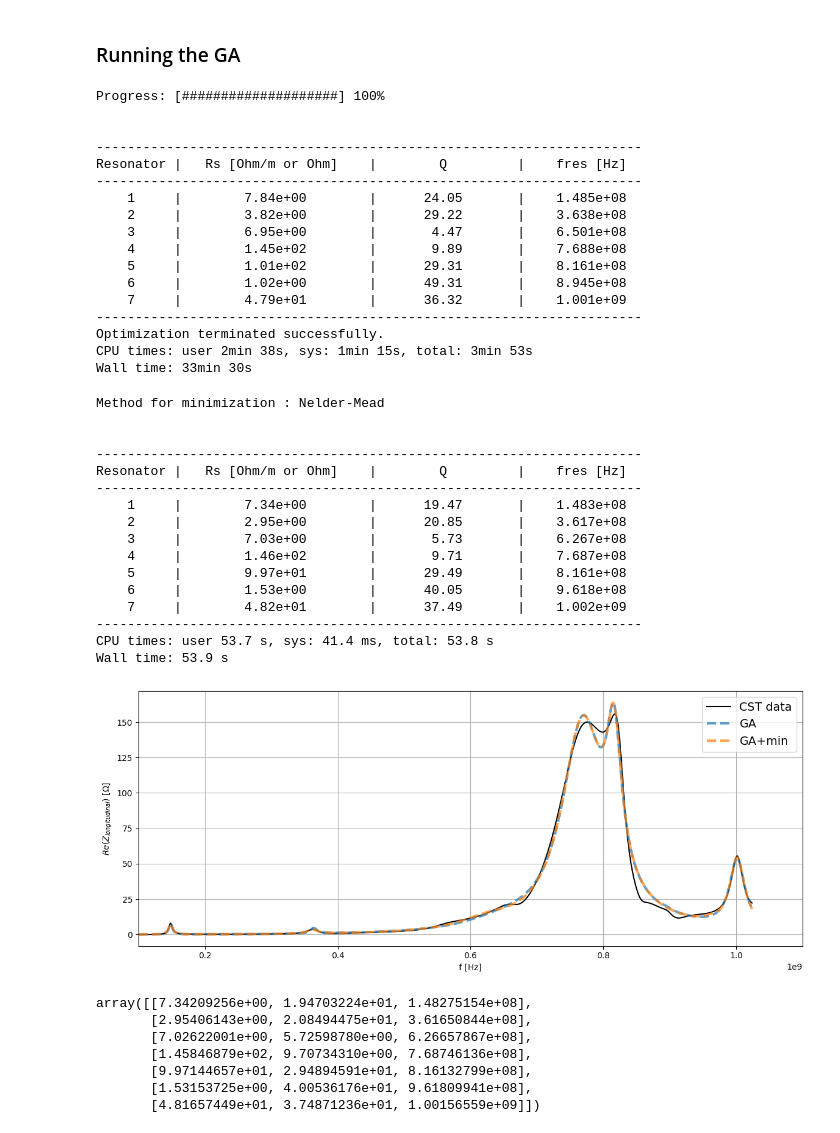
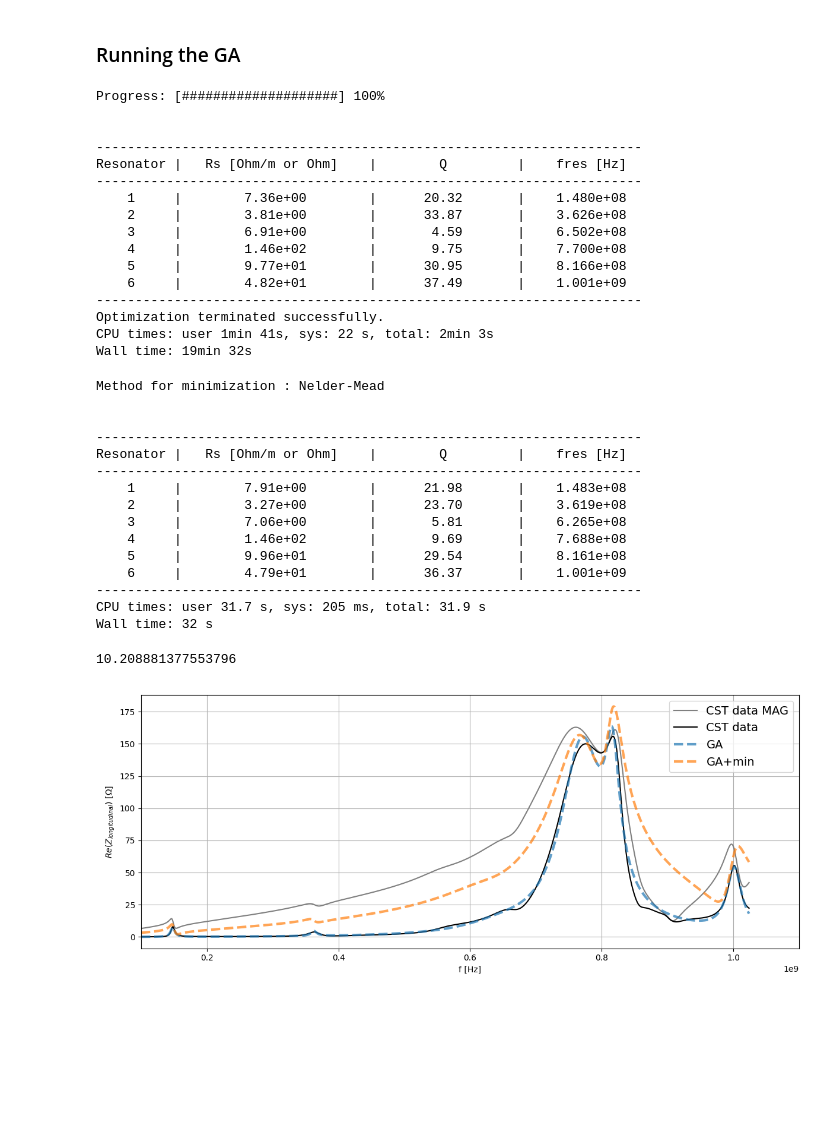
Before and after one commit to MaltheRaschke/GARFIELD, a Jupyter notebook: examples/Coupler_fitting_resonators.ipynb, the cells around one changed output. Cells and saved outputs as stored; diff of their text form; code cells hidden in the pictures; blank space fills up the shorter version.

```diff
--- a/examples/Coupler_fitting_resonators.ipynb
+++ b/examples/Coupler_fitting_resonators.ipynb
@@ -25,7 +25,7 @@ freq_data = data_impedance[:,0]*1e9
 
 # Impedance
 
-imp_data = np.abs(data_impedance[:,1] + 1j*data_impedance[:,2])
+imp_data = np.abs(data_impedance[:,1])# + 1j*data_impedance[:,2])
 # %%
 plt.figure()
 
@@ -49,11 +49,11 @@ array([14270, 34837, 74283, 80103, 97393])
 # %%
 #Number of resonators
-Nres = 7 # can be changed to see what happens
+Nres = 6 # can be changed to see what happens
 
 #wake_length = 100 # simulated wake length in [m], can be 10,200, 1000, 2000, 4000
 frequency_data = freq_data #frequencies in Hz
-impedance_data = np.array(data_impedance[:,1] + \
-                          1j*data_impedance[:,2])
+impedance_data = np.array(data_impedance[:,1])# + \
+                          #1j*data_impedance[:,2])
 
 time_data = np.zeros(1)
 wake_data = np.zeros(1)
@@ -65,10 +65,9 @@ n_Resonator_longitudinal_imp = partial(n_Resonator_longitudinal_imp)
 parameterBounds = [(1, 200), (1,50), (0.145e9, 0.152e9),
                     (1, 200), (1,50), (0.355e9, 0.375e9),
                     (1, 200), (1,50), (0.65e9, 0.67e9),
-                    (10, 200), (5,50), (0.765e9, 0.777e9),
-                    (10, 200), (5,50), (0.816e9, 0.8175e9),
-                    (1, 200), (1,50), (0.86e9, 0.9e9),
-                    (10, 200), (5,50), (0.99, 1.01e9)]
+                    (10, 200), (1,50), (0.77e9, 0.78e9),
+                    (10, 200), (1,50), (0.81e9, 0.82e9),
+                    (10, 200), (1,50), (0.99, 1.01e9)]
  # Bounds: [(Rs_min, Rs_max), (Q_min, Q_max), (fres_min, fres_max)].
 # %% [markdown]
 ### Running the GA
@@ -98,17 +97,16 @@ Progress: [####################] 100%
 ----------------------------------------------------------------------
 Resonator |   Rs [Ohm/m or Ohm]    |        Q         |    fres [Hz]
 ----------------------------------------------------------------------
-    1     |        7.84e+00        |      24.05       |    1.485e+08
-    2     |        3.82e+00        |      29.22       |    3.638e+08
-    3     |        6.95e+00        |       4.47       |    6.501e+08
-    4     |        1.45e+02        |       9.89       |    7.688e+08
-    5     |        1.01e+02        |      29.31       |    8.161e+08
-    6     |        1.02e+00        |      49.31       |    8.945e+08
-    7     |        4.79e+01        |      36.32       |    1.001e+09
+    1     |        7.36e+00        |      20.32       |    1.480e+08
+    2     |        3.81e+00        |      33.87       |    3.626e+08
+    3     |        6.91e+00        |       4.59       |    6.502e+08
+    4     |        1.46e+02        |       9.75       |    7.700e+08
+    5     |        9.77e+01        |      30.95       |    8.166e+08
+    6     |        4.82e+01        |      37.49       |    1.001e+09
 ----------------------------------------------------------------------
 Optimization terminated successfully.
-CPU times: user 2min 38s, sys: 1min 15s, total: 3min 53s
-Wall time: 33min 30s
+CPU times: user 1min 41s, sys: 22 s, total: 2min 3s
+Wall time: 19min 32s
 # %%
 %%time
 GA_model_scipy_1.run_minimizationAlgorithm(margin=0.5)
@@ -119,49 +117,42 @@ Method for minimization : Nelder-Mead
 ----------------------------------------------------------------------
 Resonator |   Rs [Ohm/m or Ohm]    |        Q         |    fres [Hz]
 ----------------------------------------------------------------------
-    1     |        7.34e+00        |      19.47       |    1.483e+08
-    2     |        2.95e+00        |      20.85       |    3.617e+08
-    3     |        7.03e+00        |       5.73       |    6.267e+08
-    4     |        1.46e+02        |       9.71       |    7.687e+08
-    5     |        9.97e+01        |      29.49       |    8.161e+08
-    6     |        1.53e+00        |      40.05       |    9.618e+08
-    7     |        4.82e+01        |      37.49       |    1.002e+09
+    1     |        7.91e+00        |      21.98       |    1.483e+08
+    2     |        3.27e+00        |      23.70       |    3.619e+08
+    3     |        7.06e+00        |       5.81       |    6.265e+08
+    4     |        1.46e+02        |       9.69       |    7.688e+08
+    5     |        9.96e+01        |      29.54       |    8.161e+08
+    6     |        4.79e+01        |      36.37       |    1.001e+09
 ----------------------------------------------------------------------
-CPU times: user 53.7 s, sys: 41.4 ms, total: 53.8 s
-Wall time: 53.9 s
+CPU times: user 31.7 s, sys: 205 ms, total: 31.9 s
+Wall time: 32 s
 # %%
 #Plot real part of impedance
 fig, ax0 = plt.subplots(1, 1, figsize=(12,5))
+
+ax0.plot(GA_model_scipy_1.frequency_data, np.abs(data_impedance[:,1] + 1j*data_impedance[:,2]), "grey", label='CST data MAG')
 
 ax0.plot(GA_model_scipy_1.frequency_data, GA_model_scipy_1.impedance_data.real, "black", label='CST data')
 
 ax0.plot(GA_model_scipy_1.frequency_data, GA_model_scipy_1.fitFunction(GA_model_scipy_1.frequency_data, dict(enumerate(GA_model_scipy_1.geneticParameters.reshape(-1, 3)))).real,
          lw = 3, linestyle='--', label='GA', alpha=0.7)
 
-ax0.plot(GA_model_scipy_1.frequency_data, GA_model_scipy_1.fitFunction(GA_model_scipy_1.frequency_data, dict(enumerate(GA_model_scipy_1.minimizationParameters.reshape(-1, 3)))).real,
+ax0.plot(GA_model_scipy_1.frequency_data, np.abs(GA_model_scipy_1.fitFunction(GA_model_scipy_1.frequency_data, dict(enumerate(GA_model_scipy_1.minimizationParameters.reshape(-1, 3))))),
          lw = 3, linestyle='--', label='GA+min', alpha=0.7)
 
 ax0.set_xlabel('f [Hz]')
 ax0.set_ylabel('$Re(Z_{longitudinal})$ [$\Omega$]')
 ax0.legend(loc='best', fontsize=14)
 
 ax0.set_xlim(0.1e9, 1.1e9)
 
 ax0.grid()
 
 fig.tight_layout()
+print(np.mean((np.abs(imp_data) - (GA_model_scipy_1.fitFunction(GA_model_scipy_1.frequency_data, dict(enumerate(GA_model_scipy_1.geneticParameters.reshape(-1, 3)))).real))**2))
 # %% [output]
+10.208881377553796
-[figure, old version]
+[figure, new version]
-# %%
-GA_model_scipy_1.minimizationParameters.reshape(-1, 3)
-# %% [output]
-array([[7.34209256e+00, 1.94703224e+01, 1.48275154e+08],
-       [2.95406143e+00, 2.08494475e+01, 3.61650844e+08],
-       [7.02622001e+00, 5.72598780e+00, 6.26657867e+08],
-       [1.45846879e+02, 9.70734310e+00, 7.68746136e+08],
-       [9.97144657e+01, 2.94894591e+01, 8.16132799e+08],
-       [1.53153725e+00, 4.00536176e+01, 9.61809941e+08],
-       [4.81657449e+01, 3.74871236e+01, 1.00156559e+09]])
 # %%
 #Number of resonators
 Nres = 2 # can be changed to see what happens
```
Also changed, not shown: parts of 6 cells of this notebook, 5 other files.
